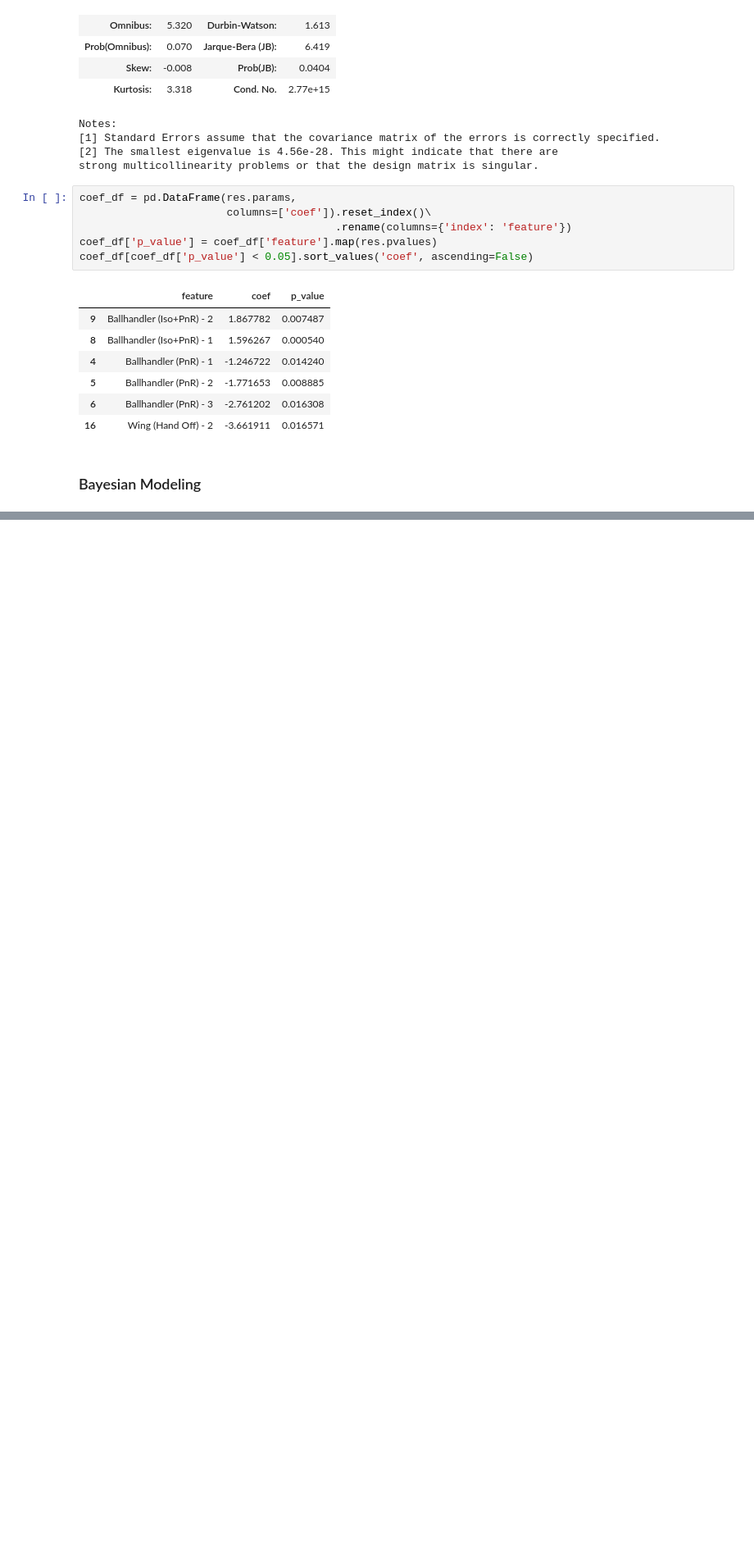
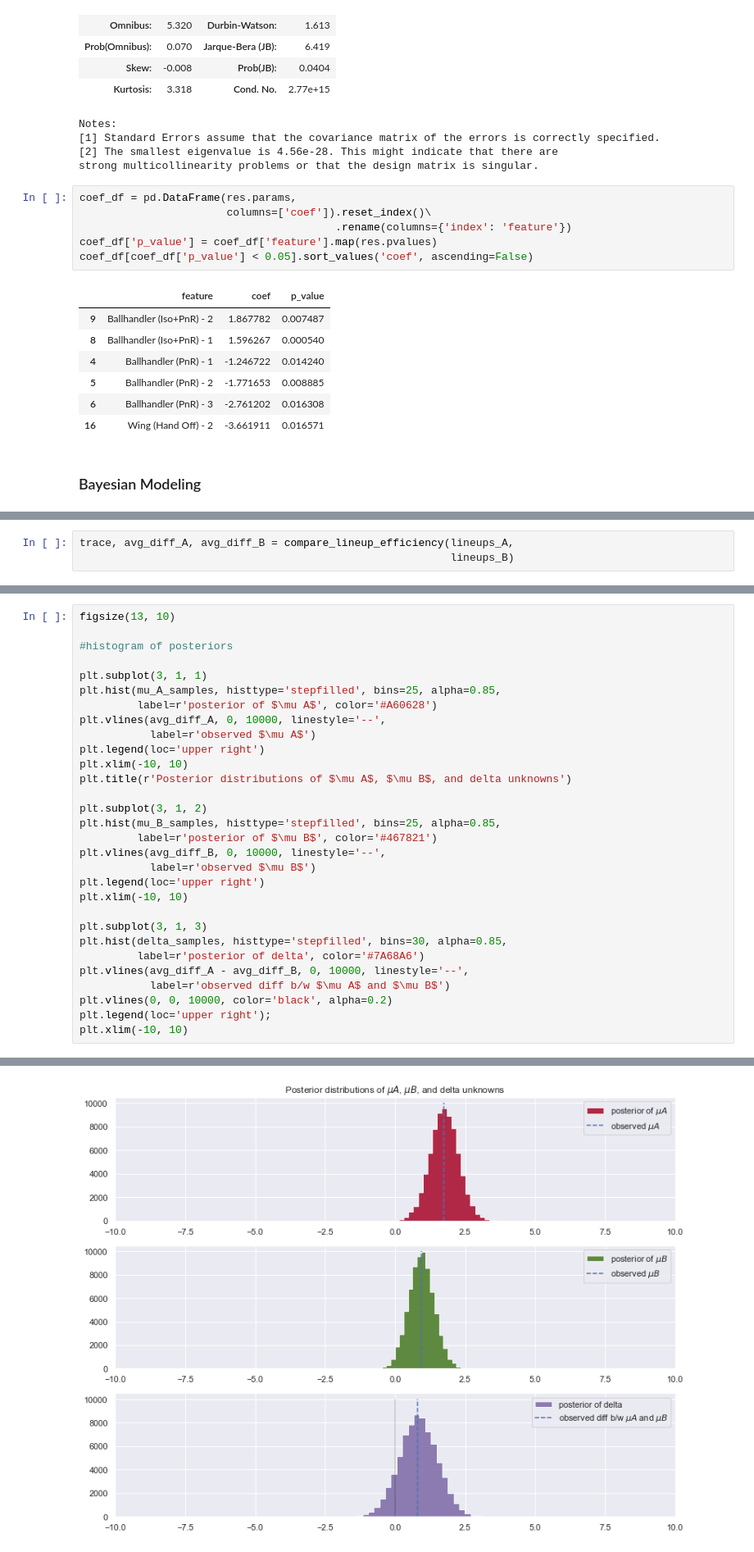
Before and after one commit to xulianrenzoku/synergy_clustering, a Jupyter notebook: nba_clustering_lineup_models.ipynb, the cells around one changed output, grey strips where cells are left out. Shown at 82% size. Saved outputs shown, nothing was run; the diff lists cells and outputs as text; blank space fills up the shorter version.

```diff
--- a/nba_clustering_lineup_models.ipynb
+++ b/nba_clustering_lineup_models.ipynb
@@ -1068,0 +863,3 @@ plt.xlim(-10, 10)
+# %%
+trace, avg_diff_A, avg_diff_B = compare_lineup_efficiency(lineups_A,
+                                                          lineups_B)
@@ -1068,0 +881,31 @@ plt.xlim(-10, 10)
+# %%
+figsize(13, 10)
+
+#histogram of posteriors
+
+plt.subplot(3, 1, 1)
+plt.hist(mu_A_samples, histtype='stepfilled', bins=25, alpha=0.85,
+         label=r'posterior of $\mu A$', color='#A60628')
+plt.vlines(avg_diff_A, 0, 10000, linestyle='--',
+           label=r'observed $\mu A$')
+plt.legend(loc='upper right')
+plt.xlim(-10, 10)
+plt.title(r'Posterior distributions of $\mu A$, $\mu B$, and delta unknowns')
+
+plt.subplot(3, 1, 2)
+plt.hist(mu_B_samples, histtype='stepfilled', bins=25, alpha=0.85,
+         label=r'posterior of $\mu B$', color='#467821')
+plt.vlines(avg_diff_B, 0, 10000, linestyle='--',
+           label=r'observed $\mu B$')
+plt.legend(loc='upper right')
+plt.xlim(-10, 10)
+
+plt.subplot(3, 1, 3)
+plt.hist(delta_samples, histtype='stepfilled', bins=30, alpha=0.85,
+         label=r'posterior of delta', color='#7A68A6')
+plt.vlines(avg_diff_A - avg_diff_B, 0, 10000, linestyle='--',
+           label=r'observed diff b/w $\mu A$ and $\mu B$')
+plt.vlines(0, 0, 10000, color='black', alpha=0.2)
+plt.legend(loc='upper right');
+plt.xlim(-10, 10)
+# %% [output]
@@ -1068,0 +913 @@ plt.xlim(-10, 10)
+[figure, added]
```
Also changed, not shown: parts of 66 cells of this notebook.
